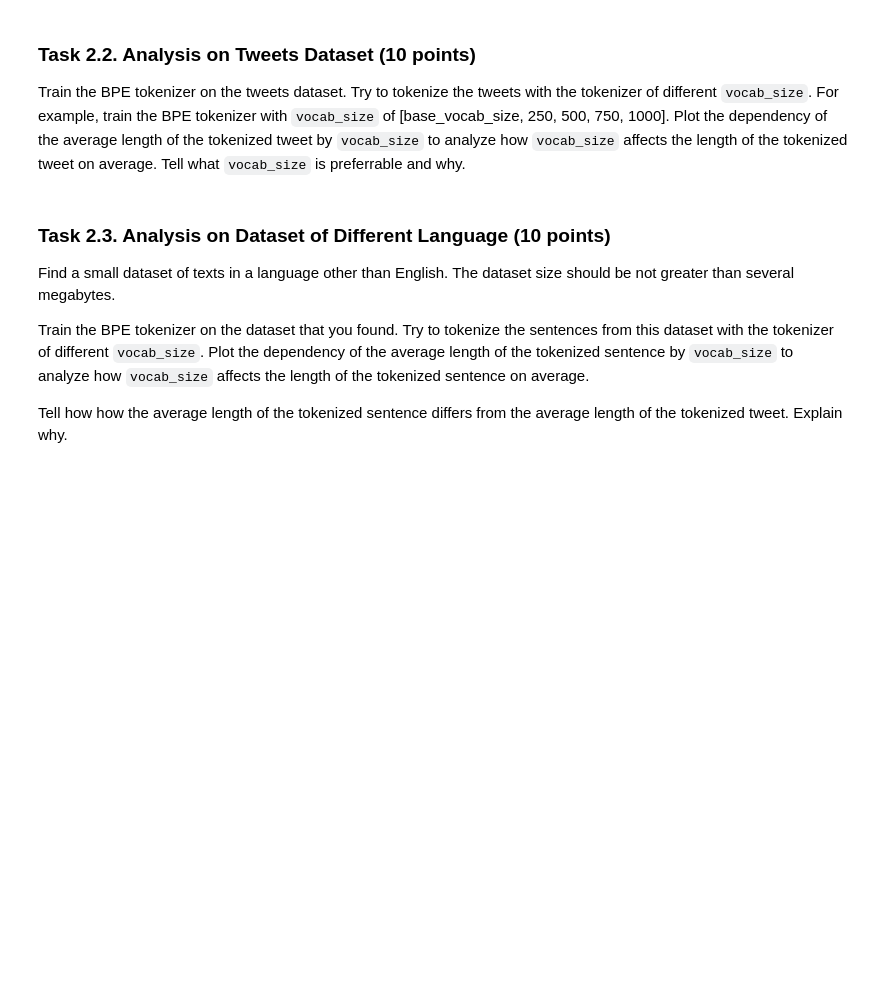
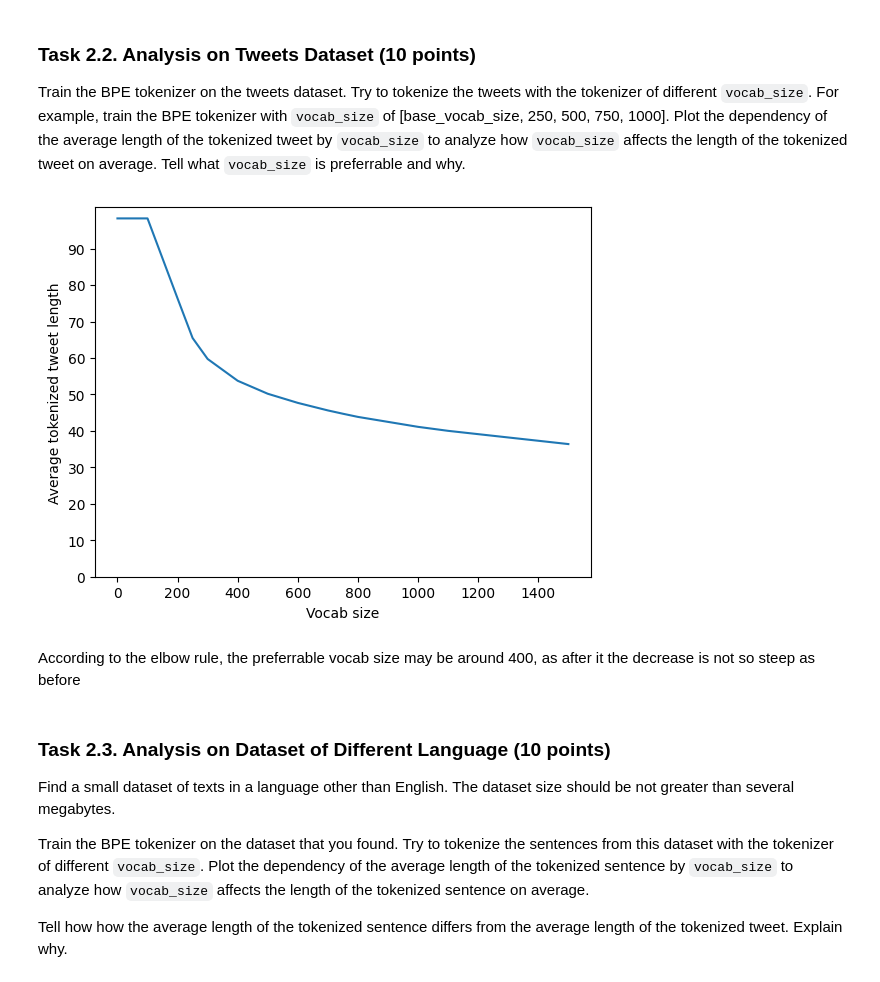
Before and after one commit to BatyshchevKirill/nlp-assignments, a Jupyter notebook: Assignment1/Assignment1.ipynb, the cells around one changed output. Drawn from its saved outputs; the diff is of its cells as text; code cells hidden in the pictures; blank space fills up the shorter version.

```diff
--- a/Assignment1/Assignment1.ipynb
+++ b/Assignment1/Assignment1.ipynb
@@ -148,3 +243,51 @@ Train the BPE tokenizer on the tweets dataset. Try to tokenize the tweets with t
+# %%
+sizes = [
+    0, # The vocab size cannot be lower than base_vocab_size, so it will be the same
+    100,
+    200,
+    250,
+    300,
+    400,
+    500,
+    600,
+    700,
+    750,
+    800,
+    900,
+    1000,
+    1100,
+    1200,
+    1300,
+    1400,
+    1500
+    ]
+
+corpus = []
+for i in range(1, 6):
+    with open(f"file{i}", "r") as f:
+        corpus += f.readlines()
+# %%
+ave_lengths = []
+
+for s in sizes:
+    bpe = BPETokenizer(s)
+    bpe.train(corpus)
+    sm = 0
+    for tweet in corpus:
+        sm += len(bpe.tokenize(tweet))
+    ave_lengths.append(sm / len(corpus))
+# %%
+import matplotlib.pyplot as plt
+
+plt.plot(sizes, ave_lengths)
+plt.xlabel("Vocab size")
+plt.ylabel("Average tokenized tweet length")
+plt.yticks(range(0, 100, 10))
+plt.show()
+# %% [output]
+[figure, added]
+# %% [markdown]
+According to the elbow rule, the preferrable vocab size may be around 400, as after it the decrease is not so steep as before
 # %% [markdown]
 ### Task 2.3. Analysis on Dataset of Different Language (10 points)
 
```
Also changed, not shown: parts of 12 cells of this notebook.
